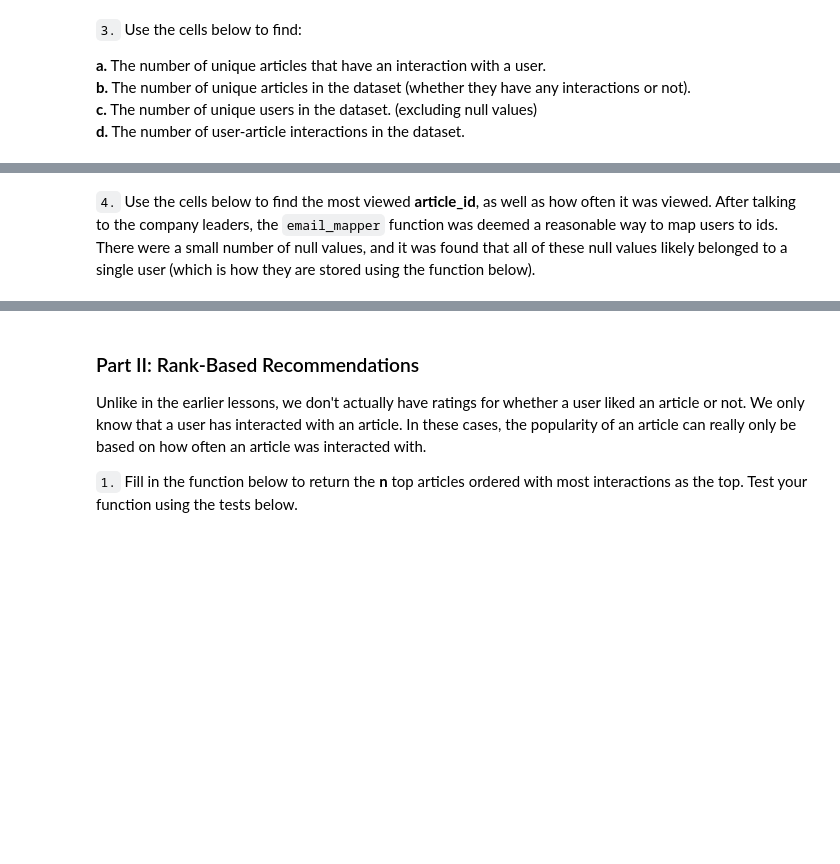
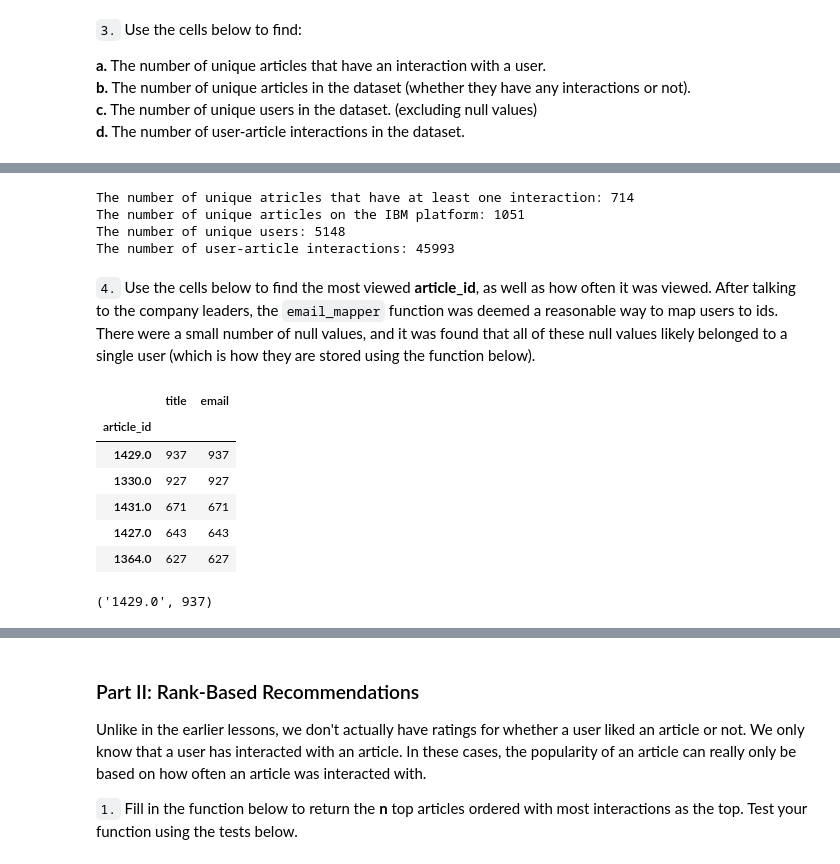
Before and after one commit to yejiseoung/IBM_article_recommendation, a Jupyter notebook: Recommendations_with_IBM.ipynb, the cells around one changed output, grey strips where cells are left out. Drawn from its saved outputs; the diff is of its cells as text; code cells hidden in the pictures; blank space fills up the shorter version.

```diff
--- a/Recommendations_with_IBM.ipynb
+++ b/Recommendations_with_IBM.ipynb
@@ -137,7 +133,28 @@ df_content.head(2)
 # %%
 unique_articles = df['article_id'].nunique() # The number of unique articles that have at least one interaction
-total_articles = df[''] # The number of unique articles on the IBM platform
-unique_users = # The number of unique users
-user_article_interactions = # The number of user-article interactions
+total_articles = df_content['article_id'].nunique() # The number of unique articles on the IBM platform
+unique_users = df['email'].nunique() # The number of unique users
+user_article_interactions = df.shape[0] # The number of user-article interactions
+
+print("The number of unique atricles that have at least one interaction: {}".format(unique_articles))
+print("The number of unique articles on the IBM platform: {}".format(total_articles))
+print("The number of unique users: {}".format(unique_users))
+print("The number of user-article interactions: {}".format(user_article_interactions))
+# %% [output]
+The number of unique atricles that have at least one interaction: 714
+The number of unique articles on the IBM platform: 1051
+The number of unique users: 5148
+The number of user-article interactions: 45993
 # %% [markdown]
 `4.` Use the cells below to find the most viewed **article_id**, as well as how often it was viewed.  After talking to the company leaders, the `email_mapper` function was deemed a reasonable way to map users to ids.  There were a small number of null values, and it was found that all of these null values likely belonged to a single user (which is how they are stored using the function below).
+# %%
+most_articles = df.groupby('article_id').count().sort_values(by='email', ascending=False).head()
+most_articles
+# %% [output]
+|  | title | email |
+| article_id |  |  |
+| 1429.0 | 937 | 937 |
+| 1330.0 | 927 | 927 |
+| 1431.0 | 671 | 671 |
+| 1427.0 | 643 | 643 |
+| 1364.0 | 627 | 627 |
@@ -144 +164,5 @@ user_article_interactions = # The number of user-article interactions
+# %%
+most_viewed_articles_id, max_views
+# %% [output]
+('1429.0', 937)
 # %%
```
Also changed, not shown: parts of 65 cells of this notebook, 6 other files.
